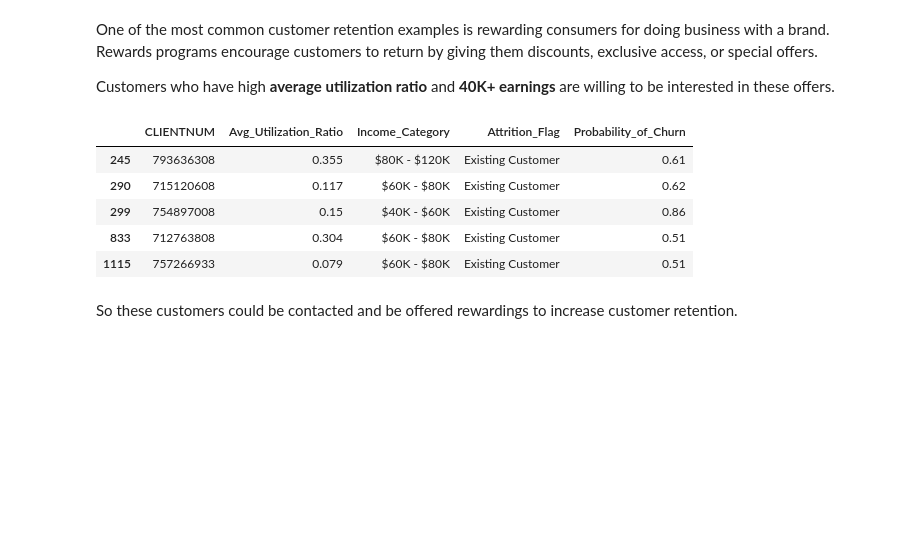
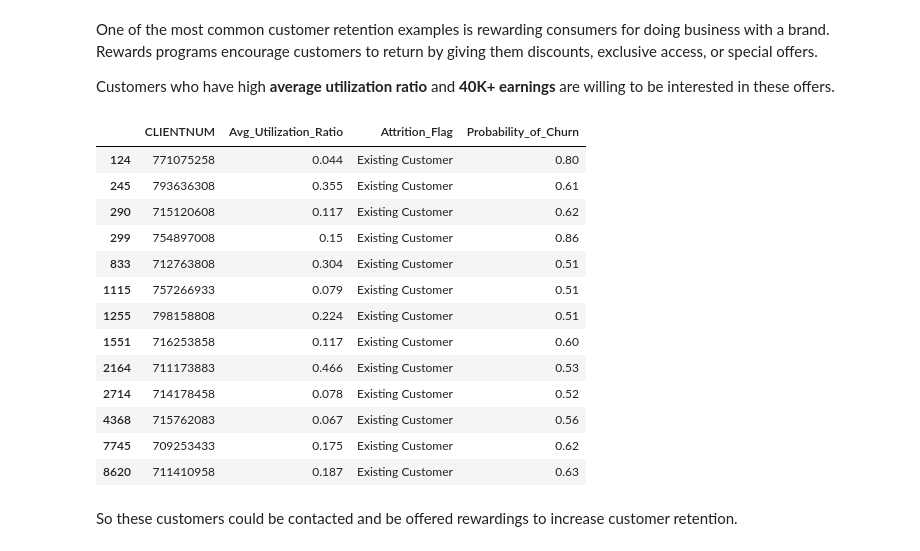
Before and after one commit to kshuravi/Credit_Card_Churn_Prediction, a Jupyter notebook: Churn_Probability_Prediction.ipynb, the cells around one changed output. Cells and saved outputs as stored; diff of their text form; code cells hidden in the pictures; blank space fills up the shorter version.

```diff
--- a/Churn_Probability_Prediction.ipynb
+++ b/Churn_Probability_Prediction.ipynb
@@ -420,15 +426,23 @@ Customers who have high **average utilization ratio** and **40K+ earnings** are
 # %%
 df5 = df4[df4.Avg_Utilization_Ratio > 0]
 df5 = df5[df5.Income_Category != 'Less than $40K']
-df6 = df5[["CLIENTNUM", "Avg_Utilization_Ratio", "Income_Category", "Attrition_Flag", "Probability_of_Churn"]]
-df6[1:6]
+df6 = df5[["CLIENTNUM", "Avg_Utilization_Ratio", "Attrition_Flag", "Probability_of_Churn"]]
+df6
 # %% [output]
-|  | CLIENTNUM | Avg_Utilization_Ratio | Income_Category | Attrition_Flag | Probability_of_Churn |
-| 245 | 793636308 | 0.355 | $80K - $120K | Existing Customer | 0.61 |
-| 290 | 715120608 | 0.117 | $60K - $80K | Existing Customer | 0.62 |
-| 299 | 754897008 | 0.15 | $40K - $60K | Existing Customer | 0.86 |
-| 833 | 712763808 | 0.304 | $60K - $80K | Existing Customer | 0.51 |
-| 1115 | 757266933 | 0.079 | $60K - $80K | Existing Customer | 0.51 |
+|  | CLIENTNUM | Avg_Utilization_Ratio | Attrition_Flag | Probability_of_Churn |
+| 124 | 771075258 | 0.044 | Existing Customer | 0.80 |
+| 245 | 793636308 | 0.355 | Existing Customer | 0.61 |
+| 290 | 715120608 | 0.117 | Existing Customer | 0.62 |
+| 299 | 754897008 | 0.15 | Existing Customer | 0.86 |
+| 833 | 712763808 | 0.304 | Existing Customer | 0.51 |
+| 1115 | 757266933 | 0.079 | Existing Customer | 0.51 |
+| 1255 | 798158808 | 0.224 | Existing Customer | 0.51 |
+| 1551 | 716253858 | 0.117 | Existing Customer | 0.60 |
+| 2164 | 711173883 | 0.466 | Existing Customer | 0.53 |
+| 2714 | 714178458 | 0.078 | Existing Customer | 0.52 |
+| 4368 | 715762083 | 0.067 | Existing Customer | 0.56 |
+| 7745 | 709253433 | 0.175 | Existing Customer | 0.62 |
+| 8620 | 711410958 | 0.187 | Existing Customer | 0.63 |
 # %% [markdown]
 So these customers could be contacted and be offered rewardings to increase customer retention.
 # %% [markdown]
```
Also changed, not shown: parts of 4 cells of this notebook.
